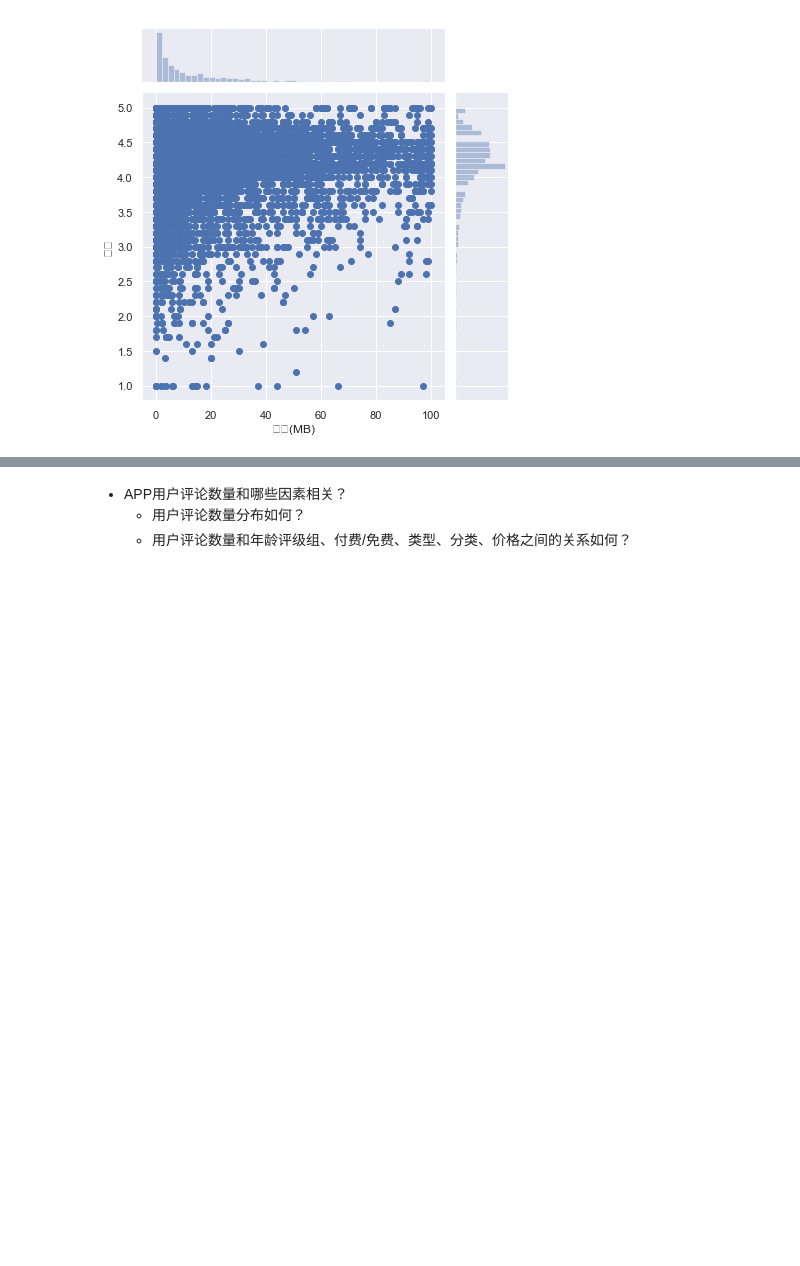
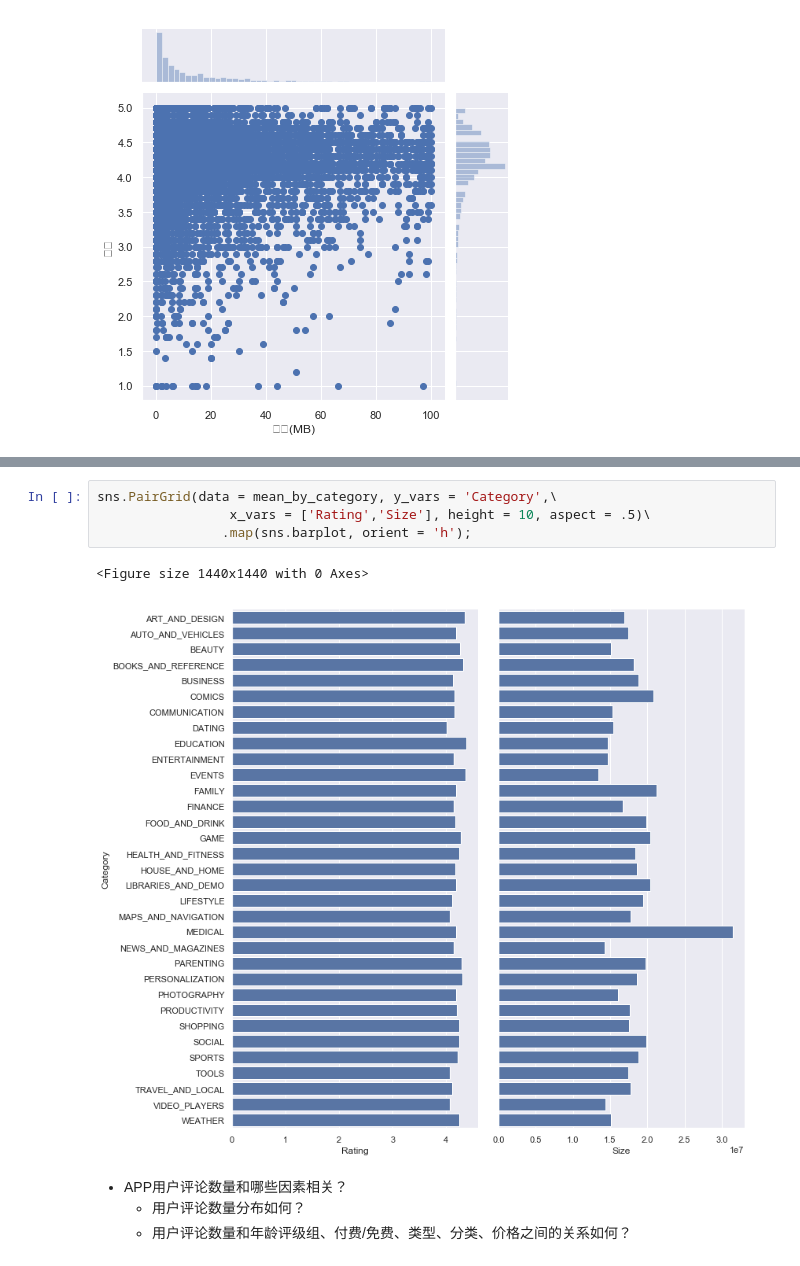
Before and after one commit to DepInjoy/DM, a Jupyter notebook: jupyters/Proj_GoogleStore/GooglePlayStore_Analysis.ipynb, the cells around one changed output, grey strips where cells are left out. Drawn from its saved outputs; the diff is of its cells as text; blank space fills up the shorter version.

```diff
--- a/jupyters/Proj_GoogleStore/GooglePlayStore_Analysis.ipynb
+++ b/jupyters/Proj_GoogleStore/GooglePlayStore_Analysis.ipynb
@@ -807,3 +837,10 @@ ax.set_title("大小(MB).VS.评分");
+# %%
+sns.PairGrid(data = mean_by_category, y_vars = 'Category',\
+                 x_vars = ['Rating','Size'], height = 10, aspect = .5)\
+                .map(sns.barplot, orient = 'h');
+# %% [output]
+<Figure size 1440x1440 with 0 Axes>
+[figure, added]
 # %% [markdown]
 - APP用户评论数量和哪些因素相关？
     - 用户评论数量分布如何？
```
Also changed, not shown: parts of 7 cells of this notebook.
